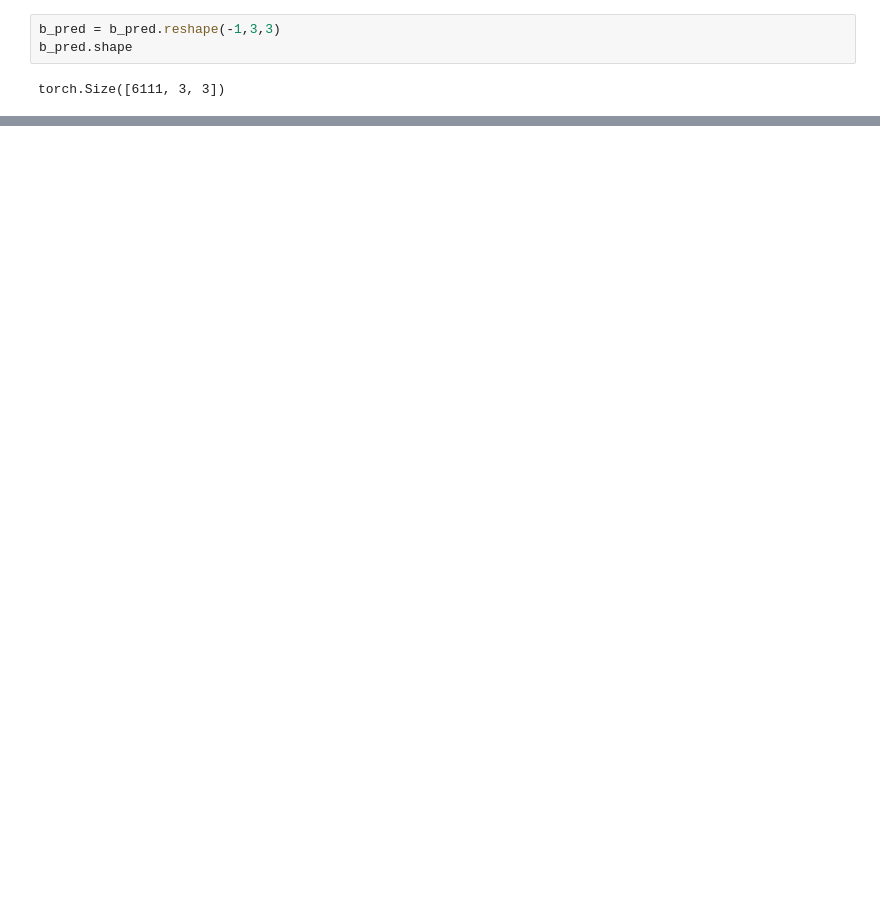
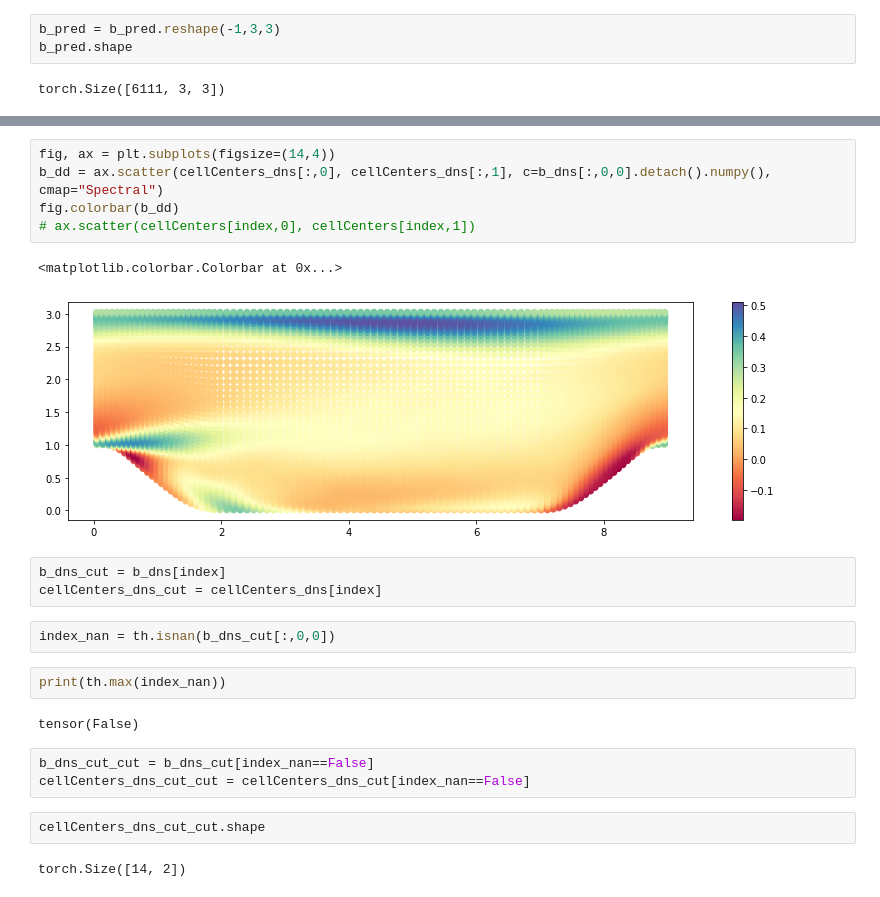
Before and after one commit to leonrccs/data_driven_rans, a Jupyter notebook: notebooks/predictionWorkflow.ipynb, the cells around one changed output, grey strips where cells are left out. Saved outputs shown, nothing was run; the diff lists cells and outputs as text; blank space fills up the shorter version.

```diff
--- a/notebooks/predictionWorkflow.ipynb
+++ b/notebooks/predictionWorkflow.ipynb
@@ -185,0 +204,24 @@ plt.ylim([0,1])
+# %%
+fig, ax = plt.subplots(figsize=(14,4))
+b_dd = ax.scatter(cellCenters_dns[:,0], cellCenters_dns[:,1], c=b_dns[:,0,0].detach().numpy(), cmap="Spectral")
+fig.colorbar(b_dd)
+# ax.scatter(cellCenters[index,0], cellCenters[index,1])
+# %% [output]
+<matplotlib.colorbar.Colorbar at 0x...>
+[figure, added]
+# %%
+b_dns_cut = b_dns[index]
+cellCenters_dns_cut = cellCenters_dns[index]
+# %%
+index_nan = th.isnan(b_dns_cut[:,0,0])
+# %%
+print(th.max(index_nan))
+# %% [output]
+tensor(False)
+# %%
+b_dns_cut_cut = b_dns_cut[index_nan==False]
+cellCenters_dns_cut_cut = cellCenters_dns_cut[index_nan==False]
+# %%
+cellCenters_dns_cut_cut.shape
+# %% [output]
+torch.Size([14, 2])
```
Also changed, not shown: parts of 47 cells of this notebook.
